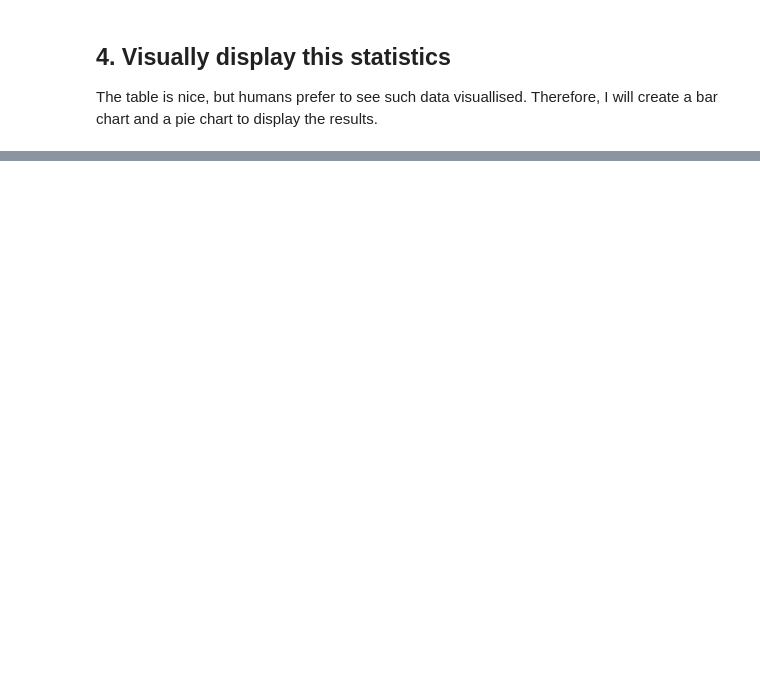
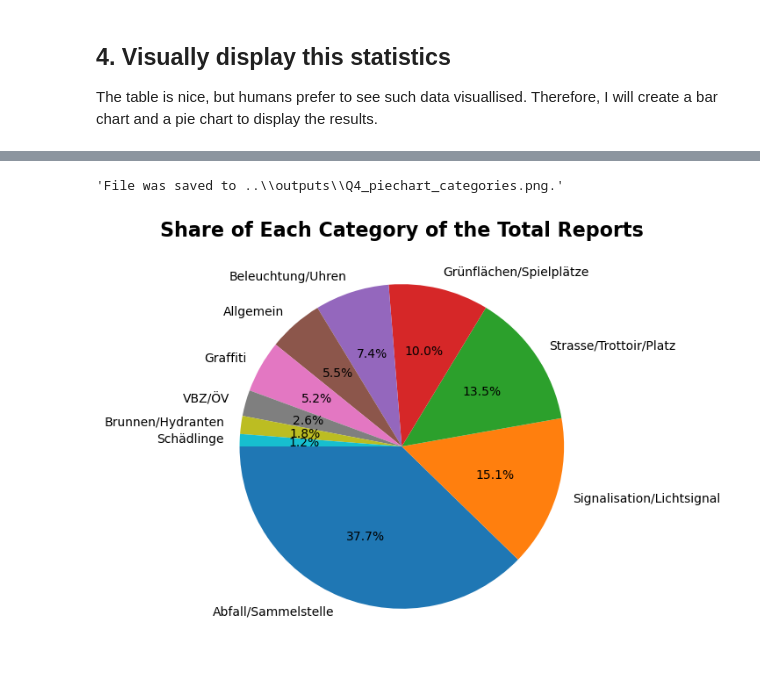
Before and after one commit to mj1905/sds210_project_Matthias_Jost, a Jupyter notebook: notebooks/Q4_category_with_most_reports.ipynb, the cells around one changed output, grey strips where cells are left out. Drawn from its saved outputs; the diff is of its cells as text; code cells hidden in the pictures; blank space fills up the shorter version.

```diff
--- a/notebooks/Q4_category_with_most_reports.ipynb
+++ b/notebooks/Q4_category_with_most_reports.ipynb
@@ -123,2 +142,16 @@ The table is nice, but humans prefer to see such data visuallised. Therefore, I
 # %%
 # Pie Chart
+fig, ax=plt.subplots(figsize=(6,6))
+ax.axis("off")
+
+ax.pie(nr_reports_per_category["number_of_reports"],
+       labels=nr_reports_per_category["report_category"],
+       autopct='%1.1f%%',
+       startangle=180)
+
+ax.set_title("Share of Each Category of the Total Reports", fontsize=16, fontweight="bold")
+
+export_result_to_png("Q4_piechart_categories")
+# %% [output]
+'File was saved to ..\\outputs\\Q4_piechart_categories.png.'
+[figure, added]
```
Also changed, not shown: parts of 10 cells of this notebook, 2 other files.
